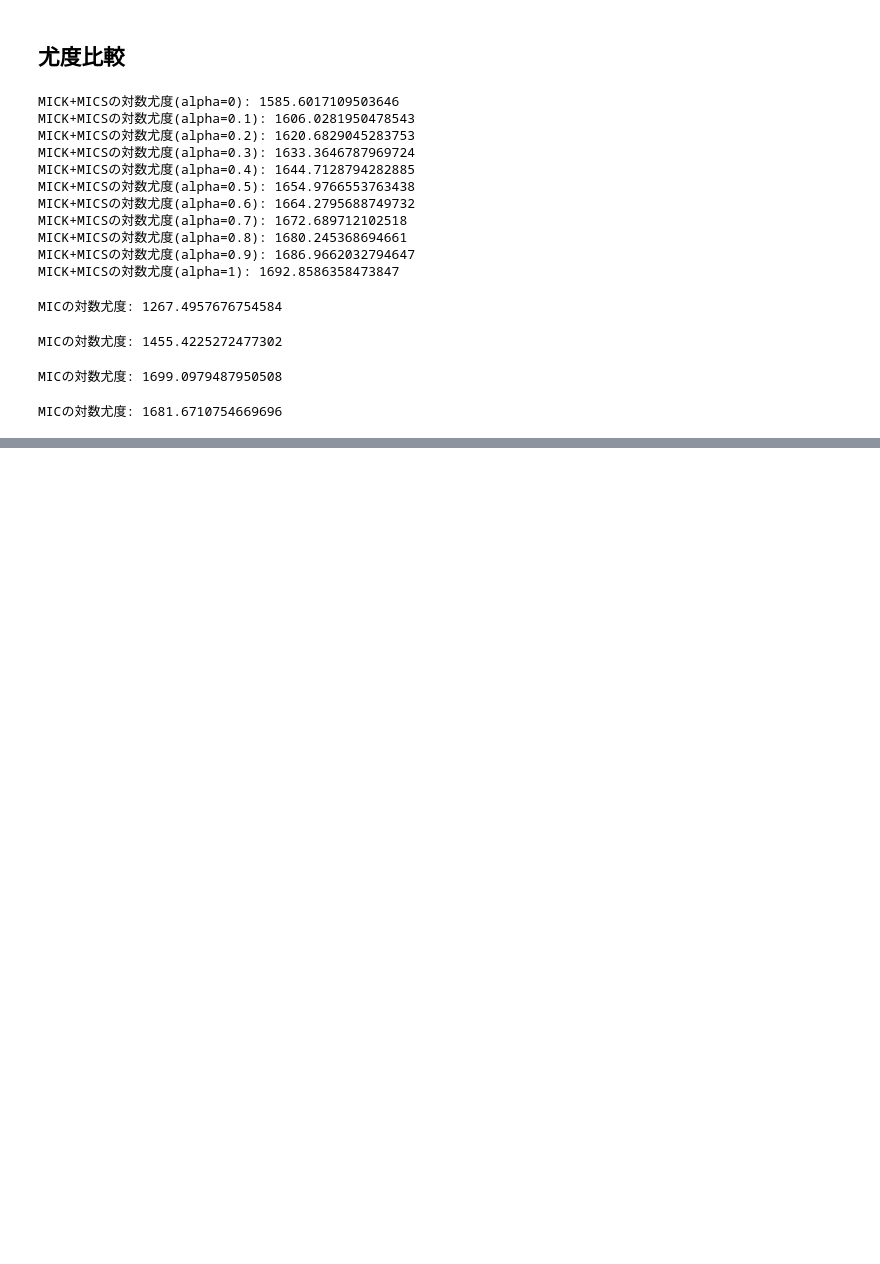
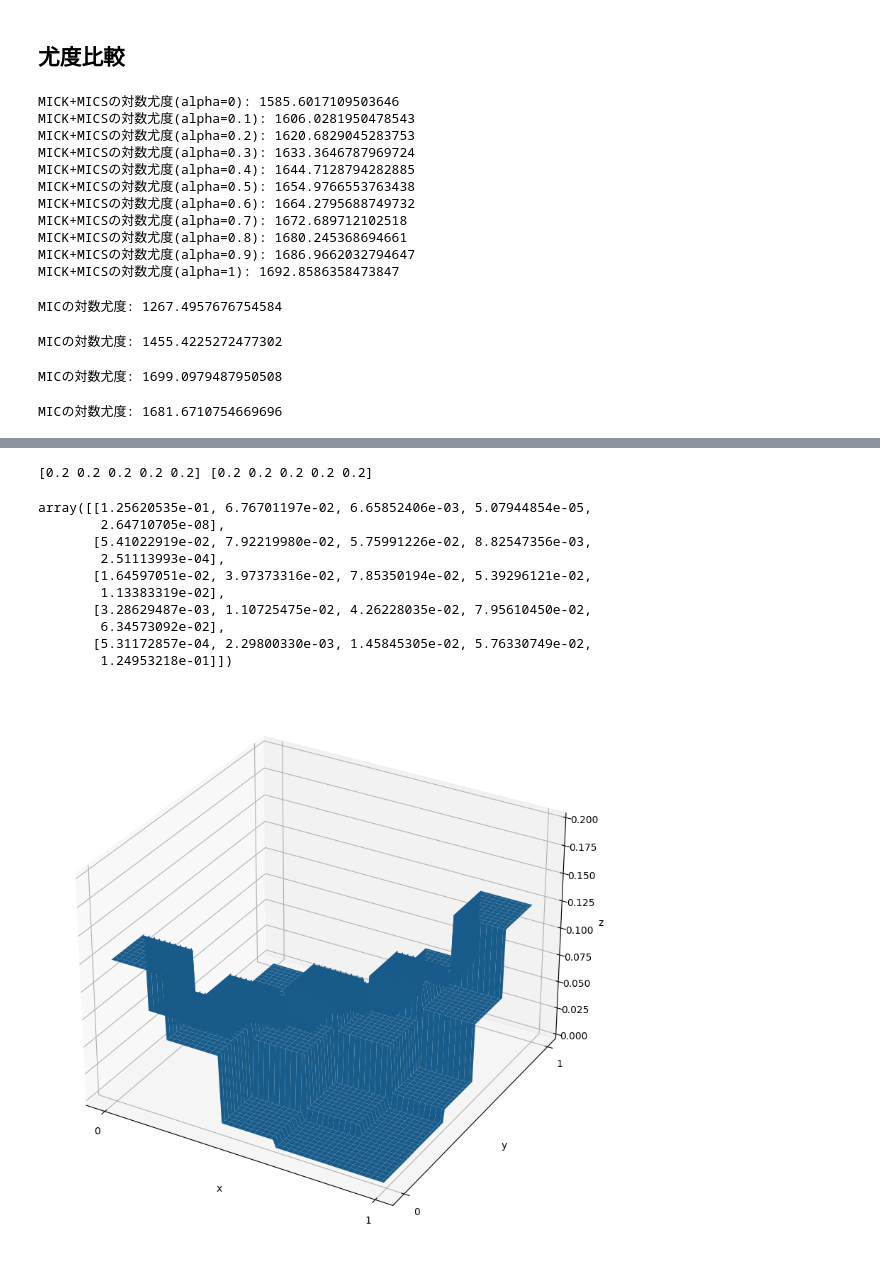
Before and after one commit to stardust-coder/minimum-information-copula, a Jupyter notebook: sample/extended_frank_family.ipynb, the cells around one changed output, grey strips where cells are left out. Saved outputs shown, nothing was run; the diff lists cells and outputs as text; code cells hidden in the pictures; blank space fills up the shorter version.

```diff
--- a/sample/extended_frank_family.ipynb
+++ b/sample/extended_frank_family.ipynb
@@ -287,0 +374,17 @@ MICの対数尤度: 1681.6710754669696
+# %%
+#LDFを非対称にしてみる.
+def ldf(x,y):return y/x
+local_greedy(5)
+# %% [output]
+[0.2 0.2 0.2 0.2 0.2] [0.2 0.2 0.2 0.2 0.2]
+array([[1.25620535e-01, 6.76701197e-02, 6.65852406e-03, 5.07944854e-05,
+        2.64710705e-08],
+       [5.41022919e-02, 7.92219980e-02, 5.75991226e-02, 8.82547356e-03,
+        2.51113993e-04],
+       [1.64597051e-02, 3.97373316e-02, 7.85350194e-02, 5.39296121e-02,
+        1.13383319e-02],
+       [3.28629487e-03, 1.10725475e-02, 4.26228035e-02, 7.95610450e-02,
+        6.34573092e-02],
+       [5.31172857e-04, 2.29800330e-03, 1.45845305e-02, 5.76330749e-02,
+        1.24953218e-01]])
+[figure, added]
```
Also changed, not shown: parts of 25 cells of this notebook, 4 other files.
